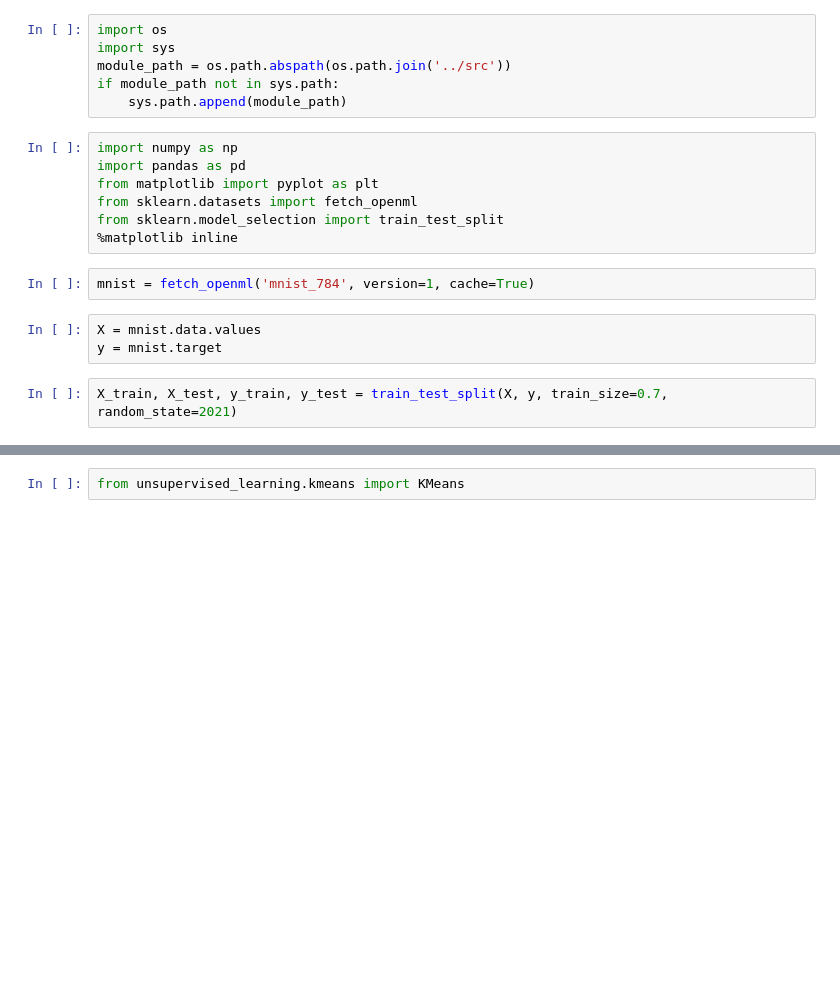
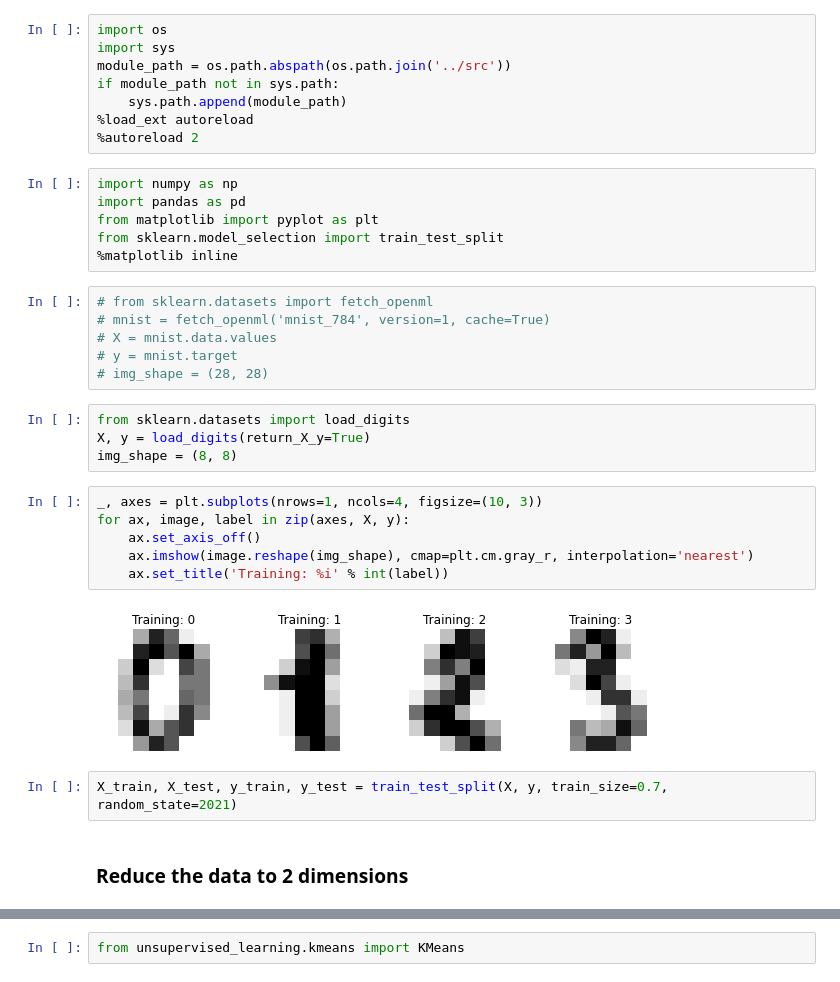
Before and after one commit to DanialK/ml-from-scratch, a Jupyter notebook: examples/KMeans.ipynb, the cells around one changed output, grey strips where cells are left out. Cells and saved outputs as stored; diff of their text form; blank space fills up the shorter version.

Commit message:
refact: clean up kmeans notebook and add plots

```diff
--- a/examples/KMeans.ipynb
+++ b/examples/KMeans.ipynb
@@ -4,17 +4,33 @@ import sys
 module_path = os.path.abspath(os.path.join('../src'))
 if module_path not in sys.path:
     sys.path.append(module_path)
+%load_ext autoreload
+%autoreload 2
 # %%
 import numpy as np
 import pandas as pd
 from matplotlib import pyplot as plt
-from sklearn.datasets import fetch_openml
 from sklearn.model_selection import train_test_split
 %matplotlib inline
 # %%
-mnist = fetch_openml('mnist_784', version=1, cache=True)
+# from sklearn.datasets import fetch_openml
+# mnist = fetch_openml('mnist_784', version=1, cache=True)
+# X = mnist.data.values
+# y = mnist.target
+# img_shape = (28, 28)
 # %%
-X = mnist.data.values
-y = mnist.target
+from sklearn.datasets import load_digits
+X, y = load_digits(return_X_y=True)
+img_shape = (8, 8)
+# %%
+_, axes = plt.subplots(nrows=1, ncols=4, figsize=(10, 3))
+for ax, image, label in zip(axes, X, y):
+    ax.set_axis_off()
+    ax.imshow(image.reshape(img_shape), cmap=plt.cm.gray_r, interpolation='nearest')
+    ax.set_title('Training: %i' % int(label))
+# %% [output]
+[figure, added]
 # %%
 X_train, X_test, y_train, y_test = train_test_split(X, y, train_size=0.7, random_state=2021)
+# %% [markdown]
+### Reduce the data to 2 dimensions
```
Also changed, not shown: parts of 4 cells of this notebook.
